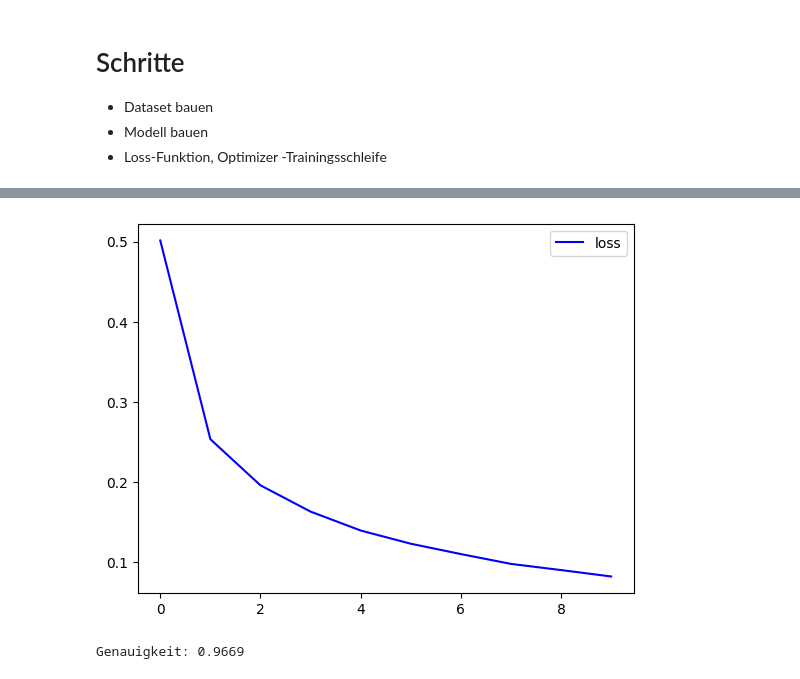
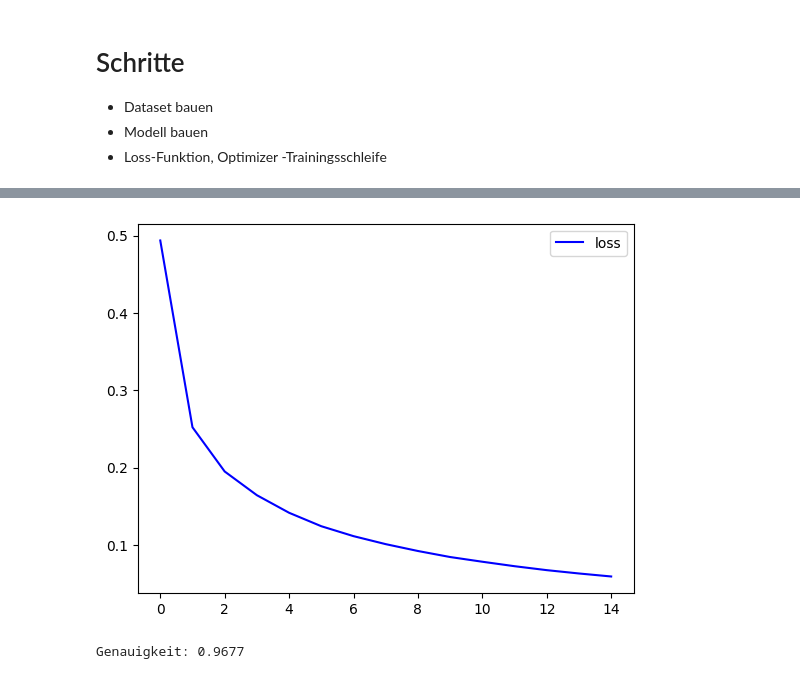
Before and after one commit to Koslowsky1337/Python_NeuralNetworks, a Jupyter notebook: MNIST/01_MNIST.ipynb, the cells around one changed output, grey strips where cells are left out. Cells and saved outputs as stored; diff of their text form; code cells hidden in the pictures.

```diff
--- a/MNIST/01_MNIST.ipynb
+++ b/MNIST/01_MNIST.ipynb
@@ -145,7 +145,7 @@ data_loader = torch.utils.data.DataLoader(data, batch_size=128, shuffle=True)
 loss_func=torch.nn.CrossEntropyLoss()
 
 # 6. Schritt: Training
-n_epochs=10
+n_epochs=15
 losses=[]
 for epoch in range(n_epochs):
     losses_in_epoch=[]
@@ -178,4 +183,4 @@ Epoch 10/10 | Loss: 0.0629
-[figure, old version]
+[figure, new version]
 # %%
 # 7. Schritt: Testen
 mnist_testset = datasets.MNIST(root='./data', train=False, download=True, transform=None)
@@ -190,4 +195,4 @@ for x, y in test_loader:
     n_total+=len(y)
 print(f"Genauigkeit: {n_correct/n_total:.4f}")
 # %% [output]
-Genauigkeit: 0.9669
+Genauigkeit: 0.9677
```
Also changed, not shown: parts of 1 cell of this notebook.
